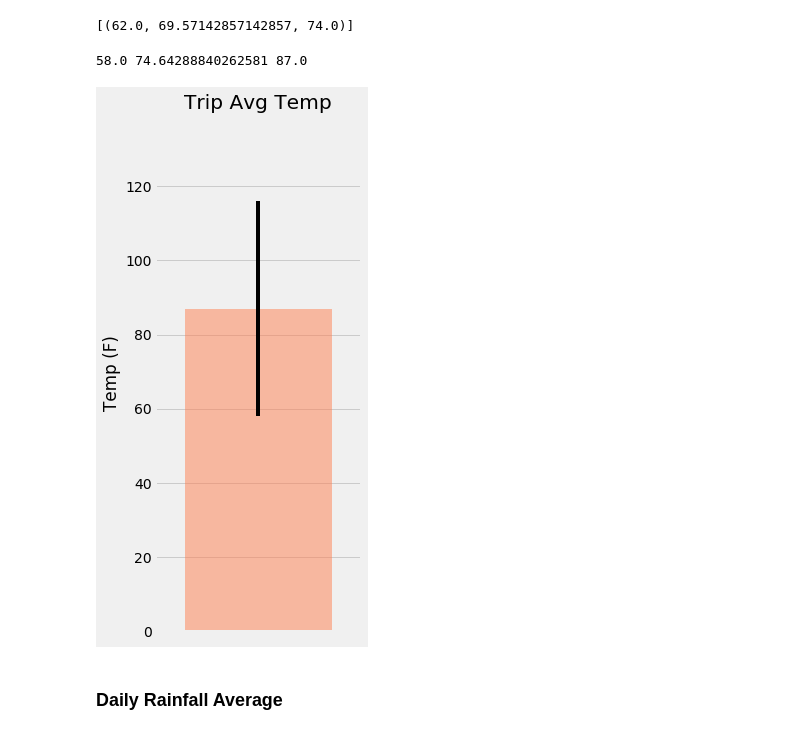
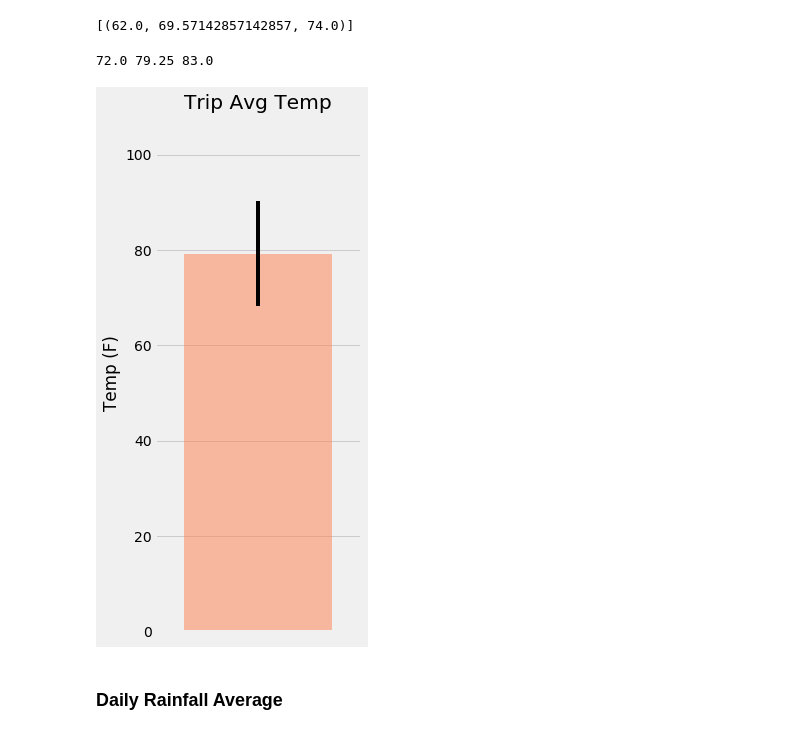
Before and after one commit to 22OVERSooN/sqlalchemy_challenge, a Jupyter notebook: bonus/temp_analysis_bonus_2.ipynb, the cells around one changed output. Saved outputs shown, nothing was run; the diff lists cells and outputs as text; code cells hidden in the pictures.

```diff
--- a/bonus/temp_analysis_bonus_2.ipynb
+++ b/bonus/temp_analysis_bonus_2.ipynb
@@ -68,27 +68,27 @@ print(calc_temps('2012-02-28', '2012-03-05'))
 # Use the function `calc_temps` to calculate the tmin, tavg, and tmax
 # for a year in the data set
 
-date_example = dt.date(2017, 8, 1)
-prev_year = date_example - dt.timedelta(days = 365)
-tmin, tavg, tmax = calc_temps(prev_year.strftime("%Y-%m-%d"), date_example.strftime("%Y-%m-%d"))[0]
+start_date = dt.date(2017, 8, 1)
+end_date = dt.date(2017, 8, 7)
+tmin, tavg, tmax = calc_temps(start_date.strftime("%Y-%m-%d"), end_date.strftime("%Y-%m-%d"))[0]
 print(tmin, tavg, tmax)
 # %% [output]
-58.0 74.64288840262581 87.0
+72.0 79.25 83.0
 # %%
 # Plot the results from your previous query as a bar chart.
 # Use "Trip Avg Temp" as your Title
 # Use the average temperature for bar height (y value)
 # Use the peak-to-peak (tmax-tmin) value as the y error bar (yerr)
 fig, ax = plt.subplots(figsize=plt.figaspect(2.))
 xpos = 1
 yerr = tmax-tmin
 ax.margins(.2, .2)
-bar = ax.bar(xpos, tmax, yerr=yerr, alpha=0.5, color='coral', align="center")
+bar = ax.bar(xpos, tavg, yerr=yerr, alpha=0.5, color='coral', align="center")
 ax.set(xticks=range(xpos), xticklabels="a", title="Trip Avg Temp", ylabel="Temp (F)")
 plt.savefig("Trip Avg Temp.png")
 fig.tight_layout()
 # %% [output]
-[figure, old version]
+[figure, new version]
 # %% [markdown]
 ### Daily Rainfall Average
 # %%
```
Also changed, not shown: parts of 3 cells of this notebook, 1 other file.
